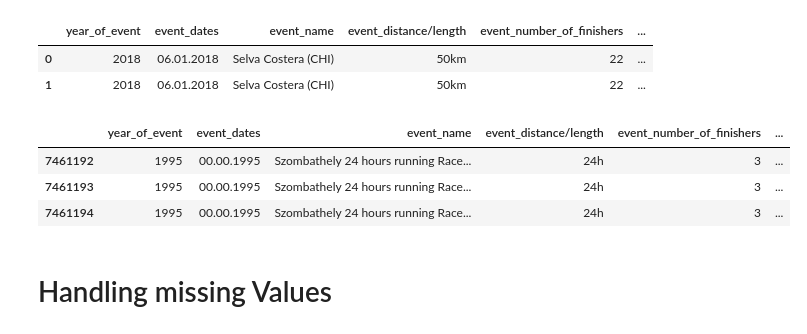
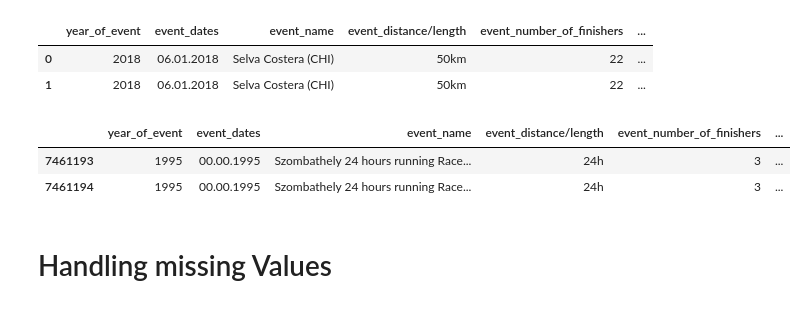
Before and after one commit to saeedshirani/EDA-On-SuperMessy-Datasets, a Jupyter notebook: The big dataset of ultra-marathon running/EDA.ipynb, the cells around one changed output. Cells and saved outputs as stored; diff of their text form; code cells hidden in the pictures.

```diff
--- a/The big dataset of ultra-marathon running/EDA.ipynb
+++ b/The big dataset of ultra-marathon running/EDA.ipynb
@@ -37,10 +30,9 @@ data.head(2)
 | 0 | 2018 | 06.01.2018 | Selva Costera (CHI) | 50km | 22 | ... |
 | 1 | 2018 | 06.01.2018 | Selva Costera (CHI) | 50km | 22 | ... |
 # %%
-data.tail(3)
+data.tail(2)
 # %% [output]
 |  | year_of_event | event_dates | event_name | event_distance/length | event_number_of_finishers | ... |
-| 7461192 | 1995 | 00.00.1995 | Szombathely 24 hours running Race... | 24h | 3 | ... |
 | 7461193 | 1995 | 00.00.1995 | Szombathely 24 hours running Race... | 24h | 3 | ... |
 | 7461194 | 1995 | 00.00.1995 | Szombathely 24 hours running Race... | 24h | 3 | ... |
 # %% [markdown]
```
Also changed, not shown: parts of 19 cells of this notebook.
